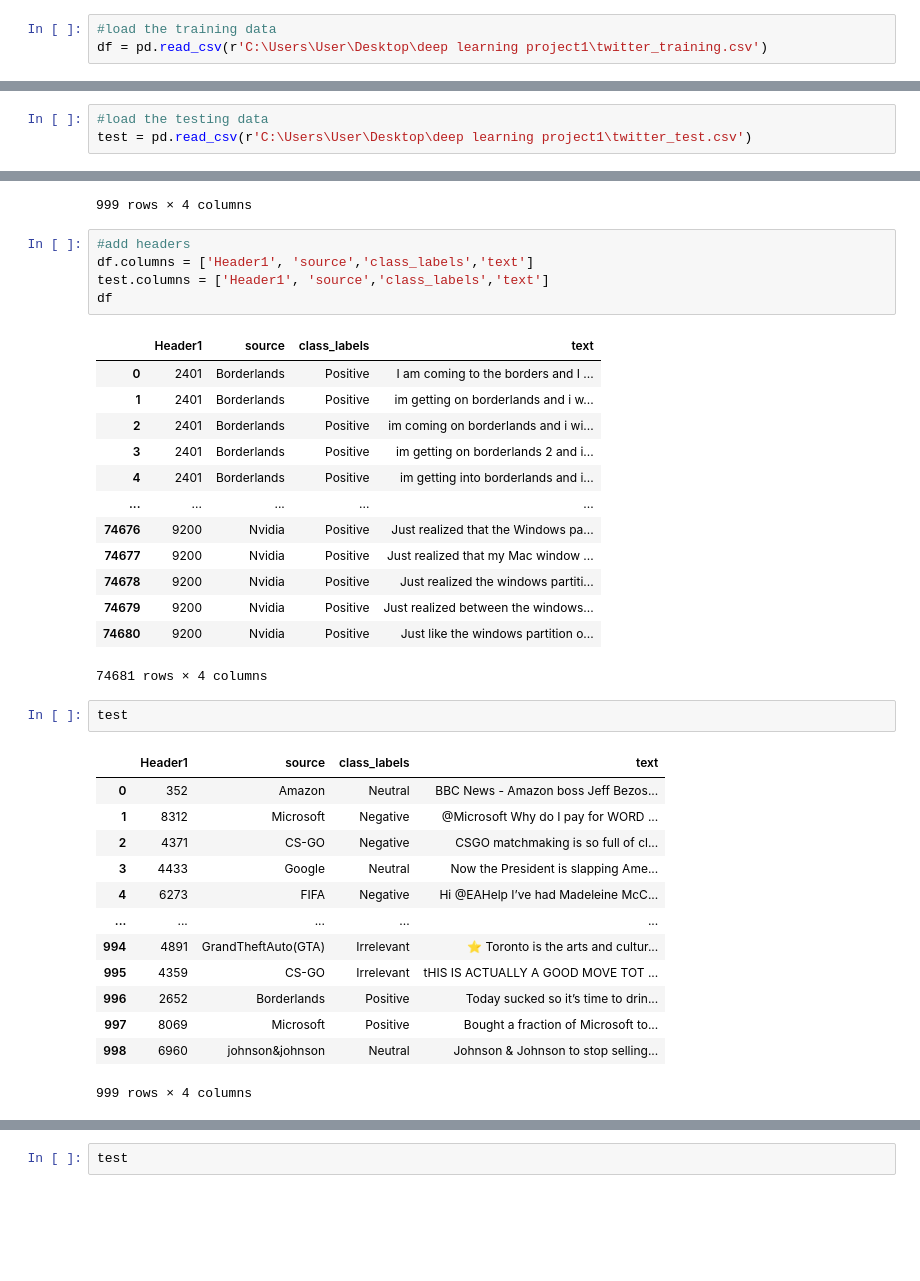
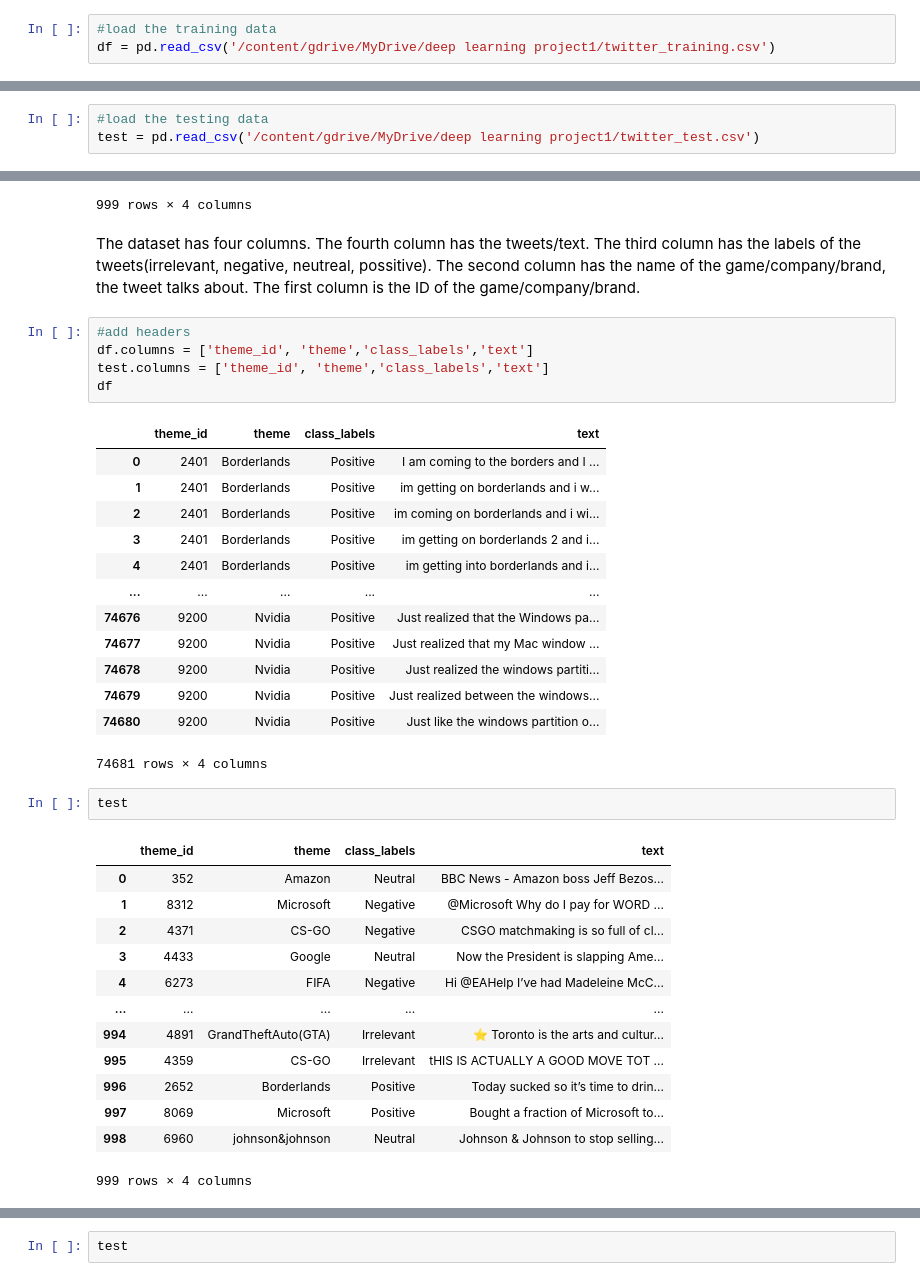
Before and after one commit to gpalaskas/Sentiment-analysis, a Jupyter notebook: sa_twitter.ipynb, the cells around one changed output, grey strips where cells are left out. Cells and saved outputs as stored; diff of their text form; blank space fills up the shorter version.

```diff
--- a/sa_twitter.ipynb
+++ b/sa_twitter.ipynb
@@ -40,6 +80,6 @@ def get_device():
 # %%
 #load the training data
-df = pd.read_csv(r'C:\Users\User\Desktop\deep learning project1\twitter_training.csv')
+df = pd.read_csv('/content/gdrive/MyDrive/deep learning project1/twitter_training.csv')
 # %%
 df
 # %% [output]
@@ -58,7 +98,7 @@ df
 74681 rows × 4 columns
 # %%
 #load the testing data
-test = pd.read_csv(r'C:\Users\User\Desktop\deep learning project1\twitter_test.csv')
+test = pd.read_csv('/content/gdrive/MyDrive/deep learning project1/twitter_test.csv')
 # %%
 test
 # %% [output]
@@ -75,13 +115,19 @@ test
 | 997 | 8069 | Microsoft | Positive | Bought a fraction of Microsoft to... |
 | 998 | 6960 | johnson&johnson | Neutral | Johnson & Johnson to stop selling... |
 999 rows × 4 columns
+# %% [markdown]
+The dataset has four columns.
+The fourth column has the tweets/text.
+The third column has the labels of the tweets(irrelevant, negative, neutreal, possitive).
+The second column has the name of the game/company/brand, the tweet talks about.
+The first column is the ID of the game/company/brand.
 # %%
 #add headers
-df.columns = ['Header1', 'source','class_labels','text']
-test.columns = ['Header1', 'source','class_labels','text']
+df.columns = ['theme_id', 'theme','class_labels','text']
+test.columns = ['theme_id', 'theme','class_labels','text']
 df
 # %% [output]
-|  | Header1 | source | class_labels | text |
+|  | theme_id | theme | class_labels | text |
 | 0 | 2401 | Borderlands | Positive | I am coming to the borders and I ... |
 | 1 | 2401 | Borderlands | Positive | im getting on borderlands and i w... |
 | 2 | 2401 | Borderlands | Positive | im coming on borderlands and i wi... |
@@ -97,7 +143,7 @@ df
 # %%
 test
 # %% [output]
-|  | Header1 | source | class_labels | text |
+|  | theme_id | theme | class_labels | text |
 | 0 | 352 | Amazon | Neutral | BBC News - Amazon boss Jeff Bezos... |
 | 1 | 8312 | Microsoft | Negative | @Microsoft Why do I pay for WORD ... |
 | 2 | 4371 | CS-GO | Negative | CSGO matchmaking is so full of cl... |
```
Also changed, not shown: parts of 127 cells of this notebook.
